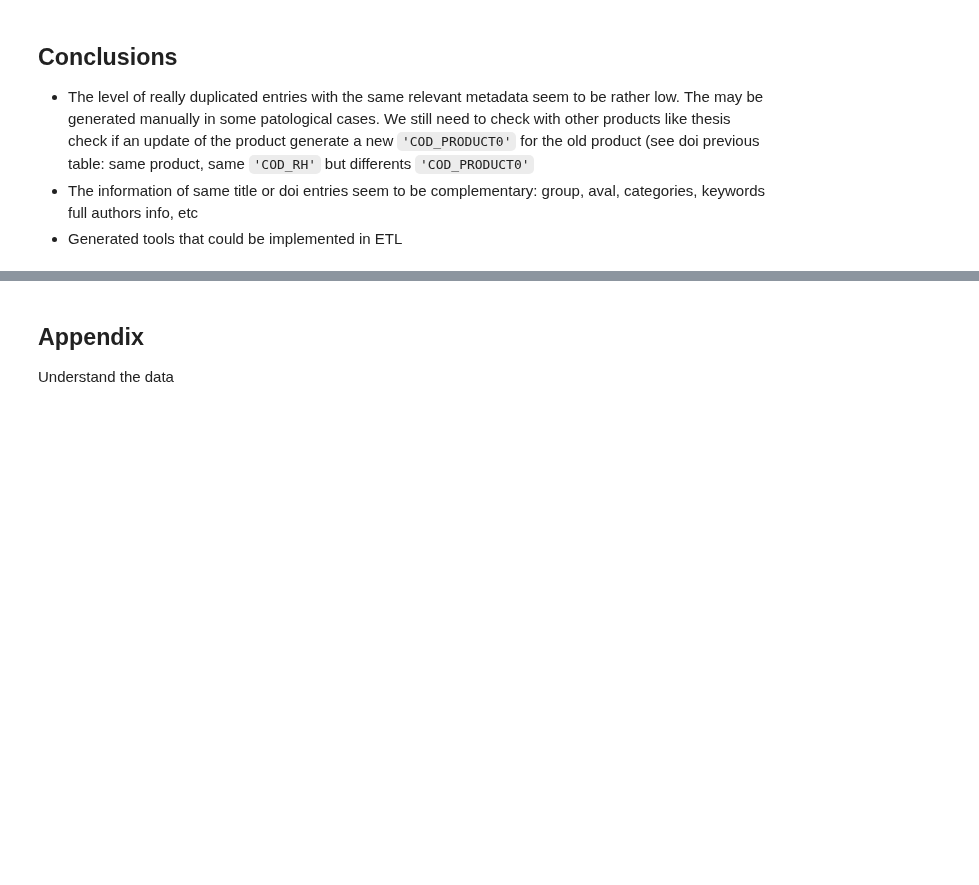
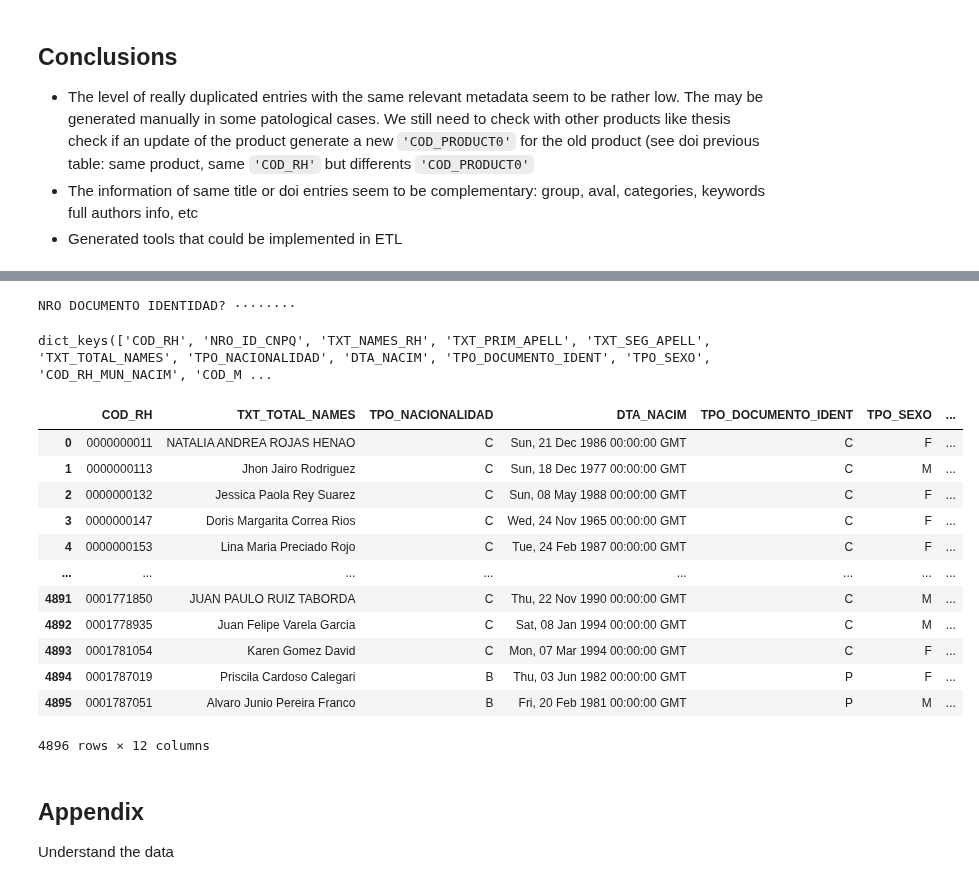
Before and after one commit to colav-playground/scienti, a Jupyter notebook: product_type-checks.ipynb, the cells around one changed output, grey strips where cells are left out. Saved outputs shown, nothing was run; the diff lists cells and outputs as text; code cells hidden in the pictures; blank space fills up the shorter version.

```diff
--- a/product_type-checks.ipynb
+++ b/product_type-checks.ipynb
@@ -264,0 +294,2 @@ afadfad #Emergency stop
+# %%
+l=l.drop_duplicates(subset=['NRO_DOCUMENTO_IDENT']).reset_index(drop=True)
@@ -264,0 +298,6 @@ afadfad #Emergency stop
+# %%
+ndi=getpass.getpass('NRO DOCUMENTO IDENTIDAD?')
+# %% [output]
+NRO DOCUMENTO IDENTIDAD? ········
+# %%
+k=l[l['NRO_DOCUMENTO_IDENT']==ndi]
@@ -265,3 +308,29 @@ afadfad #Emergency stop
+# %%
+l.author.str[0].iloc[0].keys()
+# %% [output]
+dict_keys(['COD_RH', 'NRO_ID_CNPQ', 'TXT_NAMES_RH', 'TXT_PRIM_APELL', 'TXT_SEG_APELL', 'TXT_TOTAL_NAMES', 'TPO_NACIONALIDAD', 'DTA_NACIM', 'TPO_DOCUMENTO_IDENT', 'TPO_SEXO', 'COD_RH_MUN_NACIM', 'COD_M ...
+# %%
+keys=['COD_RH',  'TXT_TOTAL_NAMES', 'TPO_NACIONALIDAD', 'DTA_NACIM', 'TPO_DOCUMENTO_IDENT', 'TPO_SEXO',
+           'NRO_DOCUMENTO_IDENT', 'COD_RH_RELIGION', 'SGL_PAIS_NACIM', 'TPO_ESTADO_CIVIL',
+           'COD_ORCID','AUTOR_ID_SCP' ]
+for  k in keys:
+    l[k]=l.author.str[0].str.get(k)
+# %%
+l[keys]
+# %% [output]
+|  | COD_RH | TXT_TOTAL_NAMES | TPO_NACIONALIDAD | DTA_NACIM | TPO_DOCUMENTO_IDENT | TPO_SEXO | ... |
+| 0 | 0000000011 | NATALIA ANDREA ROJAS HENAO | C | Sun, 21 Dec 1986 00:00:00 GMT | C | F | ... |
+| 1 | 0000000113 | Jhon Jairo Rodriguez | C | Sun, 18 Dec 1977 00:00:00 GMT | C | M | ... |
+| 2 | 0000000132 | Jessica Paola Rey Suarez | C | Sun, 08 May 1988 00:00:00 GMT | C | F | ... |
+| 3 | 0000000147 | Doris Margarita Correa Rios | C | Wed, 24 Nov 1965 00:00:00 GMT | C | F | ... |
+| 4 | 0000000153 | Lina Maria Preciado Rojo | C | Tue, 24 Feb 1987 00:00:00 GMT | C | F | ... |
+| ... | ... | ... | ... | ... | ... | ... | ... |
+| 4891 | 0001771850 | JUAN PAULO RUIZ TABORDA | C | Thu, 22 Nov 1990 00:00:00 GMT | C | M | ... |
+| 4892 | 0001778935 | Juan Felipe Varela Garcia | C | Sat, 08 Jan 1994 00:00:00 GMT | C | M | ... |
+| 4893 | 0001781054 | Karen Gomez David | C | Mon, 07 Mar 1994 00:00:00 GMT | C | F | ... |
+| 4894 | 0001787019 | Priscila Cardoso Calegari | B | Thu, 03 Jun 1982 00:00:00 GMT | P | F | ... |
+| 4895 | 0001787051 | Alvaro Junio Pereira Franco | B | Fri, 20 Feb 1981 00:00:00 GMT | P | M | ... |
+4896 rows × 12 columns
 # %% [markdown]
 ## Appendix
 Understand the data
```
Also changed, not shown: parts of 29 cells of this notebook, 2 other files.
